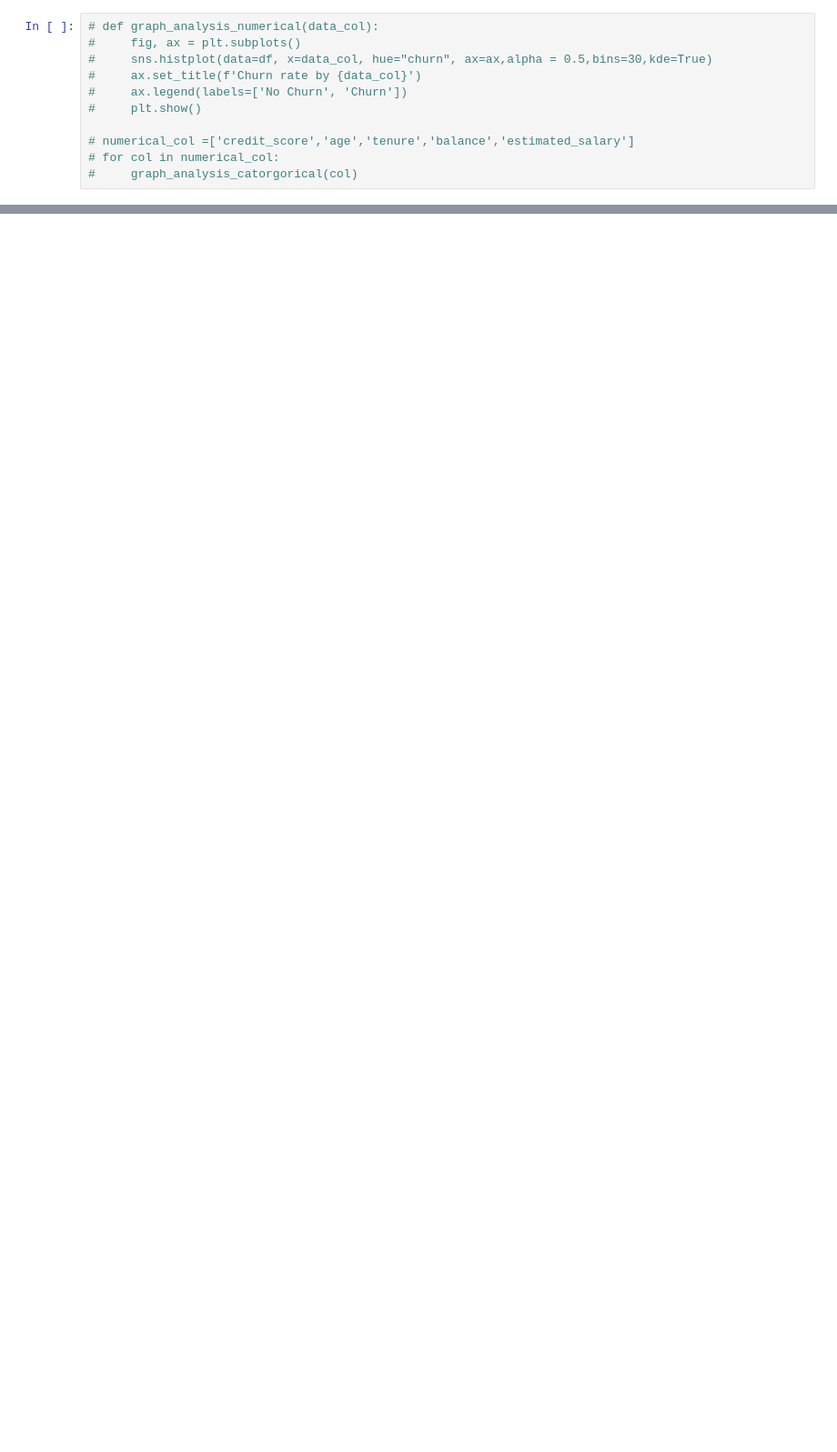
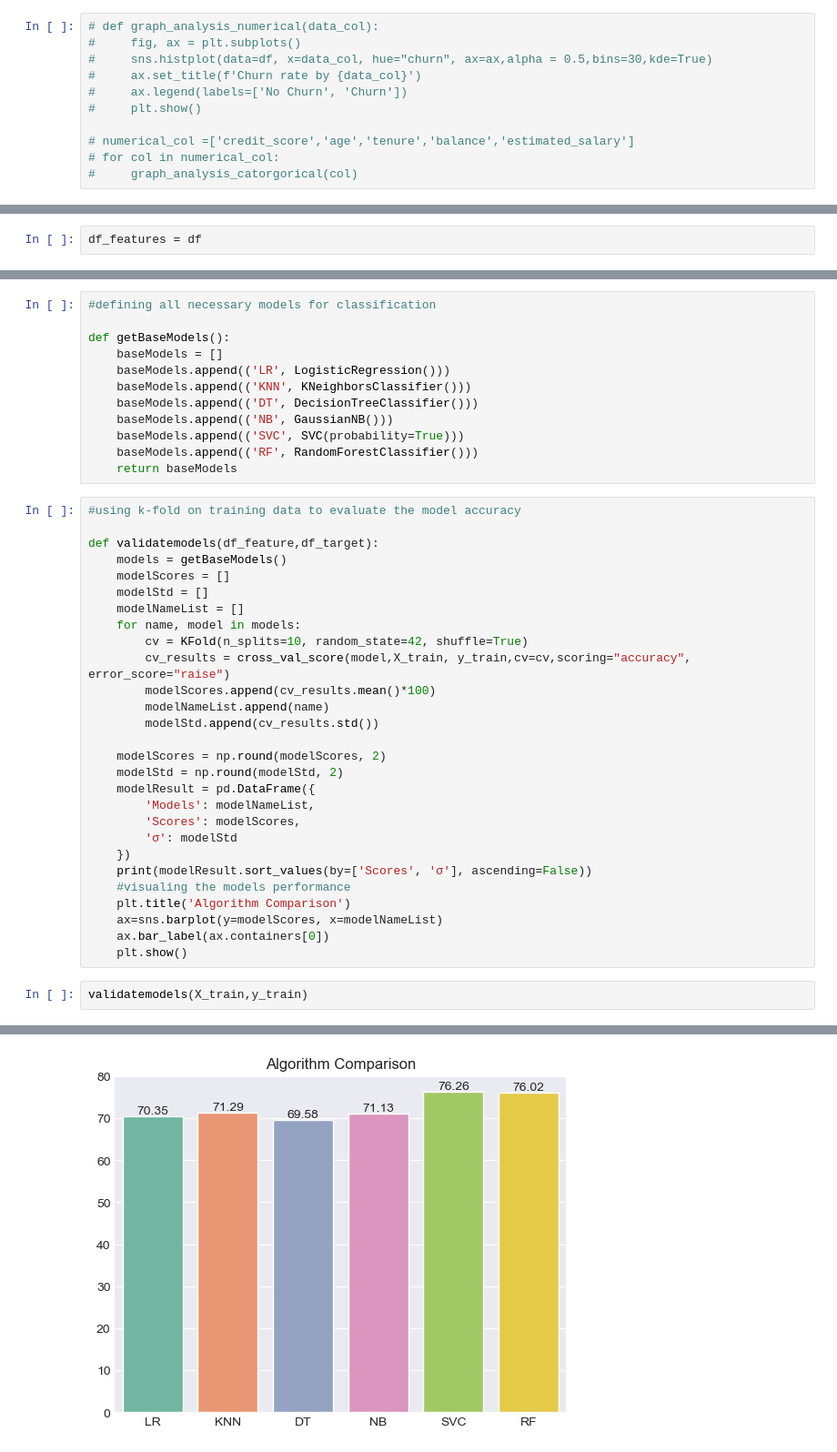
Before and after one commit to vignesh-kannaa/ml-Churn-Prediction, a Jupyter notebook: notebook/EDA.ipynb, the cells around one changed output, grey strips where cells are left out. Shown: that part at 91% size. Cells and saved outputs as stored; diff of their text form; blank space fills up the shorter version.

```diff
--- a/notebook/EDA.ipynb
+++ b/notebook/EDA.ipynb
@@ -214,0 +269,2 @@ ValueError: could not convert string to float: 'France'
+# %%
+df_features = df
@@ -214,0 +324,43 @@ ValueError: could not convert string to float: 'France'
+# %%
+#defining all necessary models for classification
+
+def getBaseModels():
+    baseModels = []
+    baseModels.append(('LR', LogisticRegression()))
+    baseModels.append(('KNN', KNeighborsClassifier()))
+    baseModels.append(('DT', DecisionTreeClassifier()))
+    baseModels.append(('NB', GaussianNB()))
+    baseModels.append(('SVC', SVC(probability=True)))
+    baseModels.append(('RF', RandomForestClassifier()))
+    return baseModels
+# %%
+#using k-fold on training data to evaluate the model accuracy
+
+def validatemodels(df_feature,df_target):
+    models = getBaseModels()
+    modelScores = []
+    modelStd = []
+    modelNameList = []
+    for name, model in models:
+        cv = KFold(n_splits=10, random_state=42, shuffle=True)
+        cv_results = cross_val_score(model,X_train, y_train,cv=cv,scoring="accuracy", error_score="raise")
+        modelScores.append(cv_results.mean()*100)
+        modelNameList.append(name)
+        modelStd.append(cv_results.std())
+
+    modelScores = np.round(modelScores, 2)
+    modelStd = np.round(modelStd, 2)
+    modelResult = pd.DataFrame({
+        'Models': modelNameList,
+        'Scores': modelScores,
+        'σ': modelStd
+    })
+    print(modelResult.sort_values(by=['Scores', 'σ'], ascending=False))
+    #visualing the models performance
+    plt.title('Algorithm Comparison')
+    ax=sns.barplot(y=modelScores, x=modelNameList)
+    ax.bar_label(ax.containers[0])
+    plt.show()
+# %%
+validatemodels(X_train,y_train)
+# %% [output]
@@ -214,0 +374 @@ ValueError: could not convert string to float: 'France'
+[figure, added]
```
Also changed, not shown: parts of 20 cells of this notebook.
